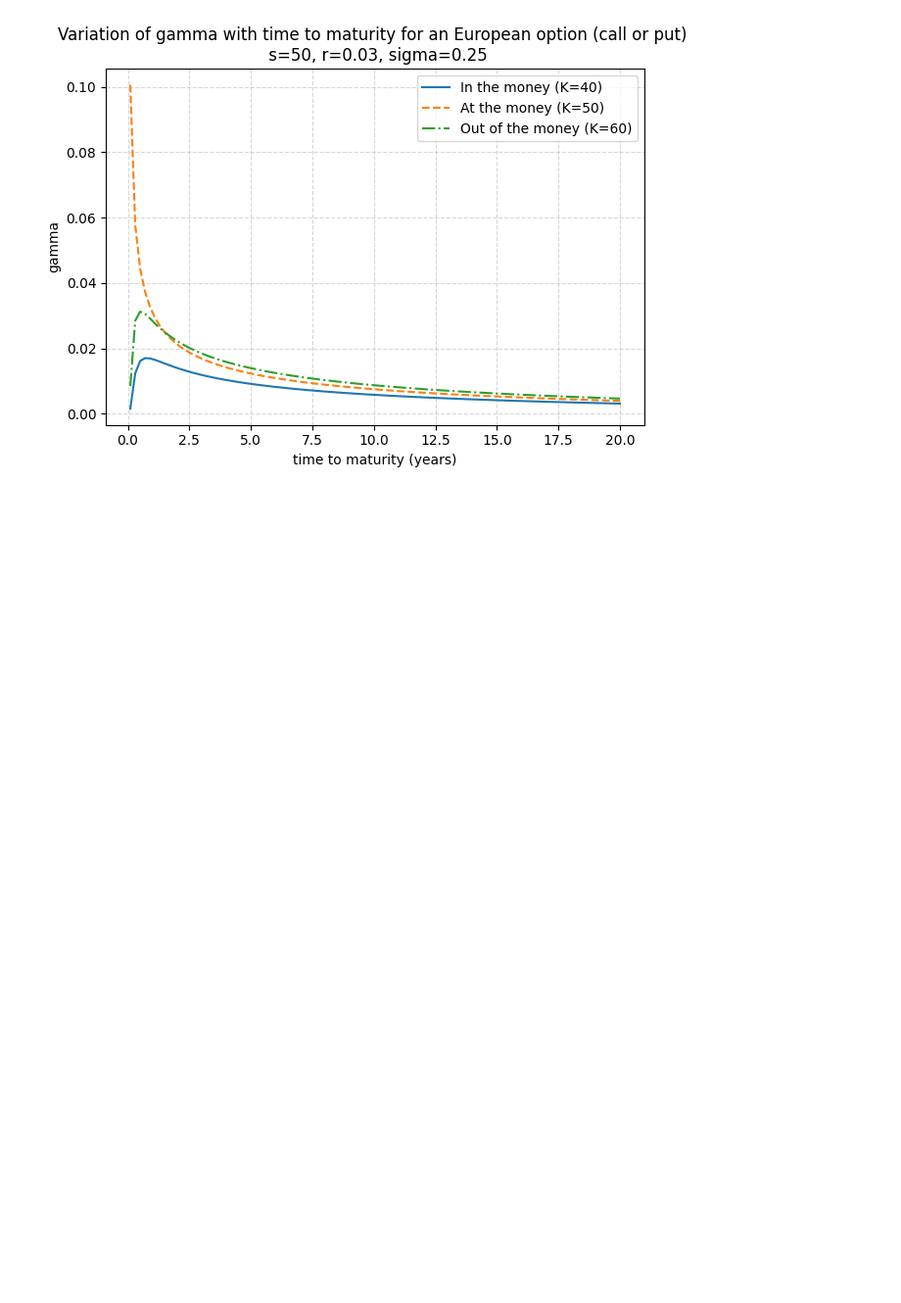
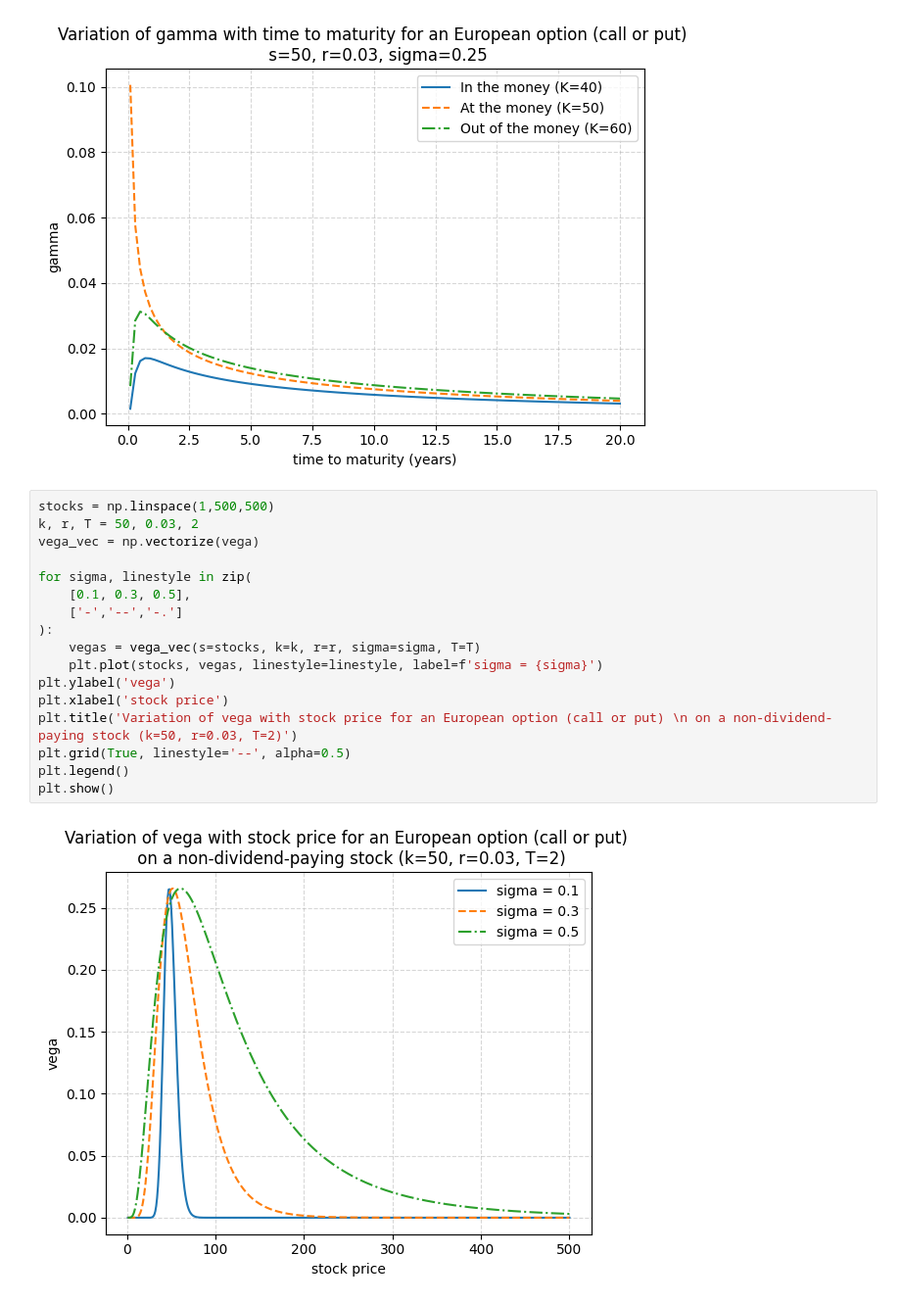
Before and after one commit to hsiuhsil/options_futures_derivatives, a Jupyter notebook: notebooks/demo of greeks.ipynb, the cells around one changed output. Shown at 98% size. Drawn from its saved outputs; the diff is of its cells as text; blank space fills up the shorter version.

Commit message:
Add visualization of vega vs stock price for different volatilities

```diff
--- a/notebooks/demo of greeks.ipynb
+++ b/notebooks/demo of greeks.ipynb
@@ -131,3 +131,22 @@ plt.tight_layout()
 plt.show()
 # %% [output]
 [figure]
+# %%
+stocks = np.linspace(1,500,500)
+k, r, T = 50, 0.03, 2
+vega_vec = np.vectorize(vega)
+
+for sigma, linestyle in zip(
+    [0.1, 0.3, 0.5],
+    ['-','--','-.']
+):
+    vegas = vega_vec(s=stocks, k=k, r=r, sigma=sigma, T=T)
+    plt.plot(stocks, vegas, linestyle=linestyle, label=f'sigma = {sigma}')
+plt.ylabel('vega')
+plt.xlabel('stock price')
+plt.title('Variation of vega with stock price for an European option (call or put) \n on a non-dividend-paying stock (k=50, r=0.03, T=2)')
+plt.grid(True, linestyle='--', alpha=0.5)
+plt.legend()
+plt.show()
+# %% [output]
+[figure, added]
```
Also changed, not shown: parts of 2 cells of this notebook.
